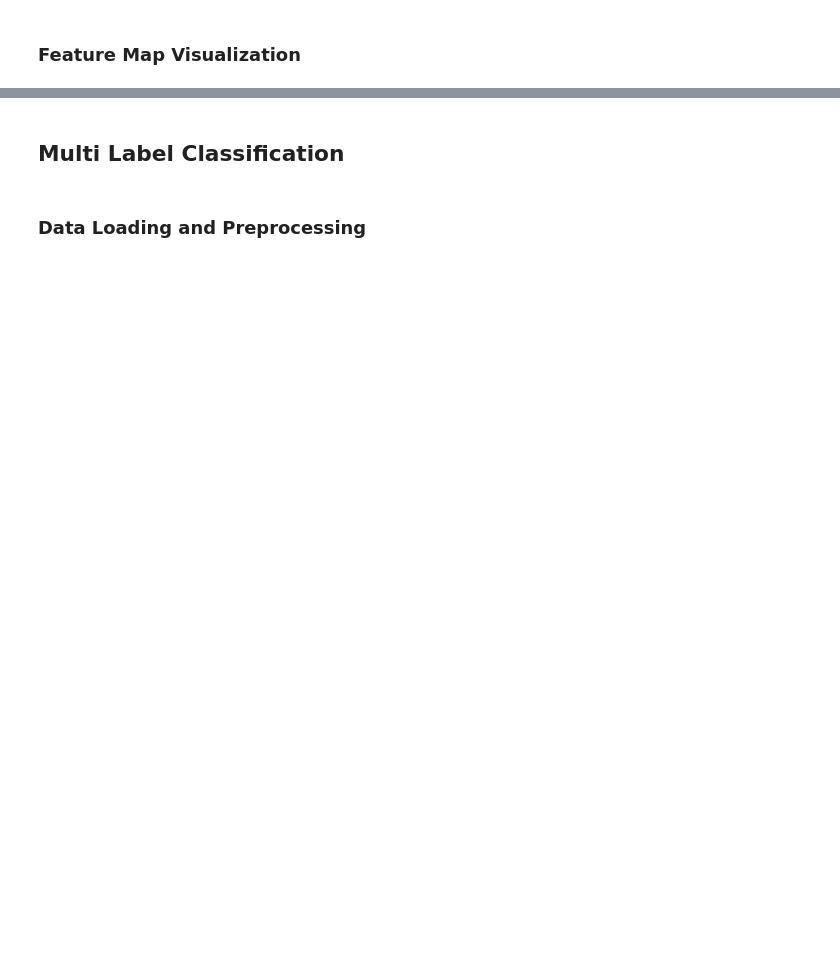
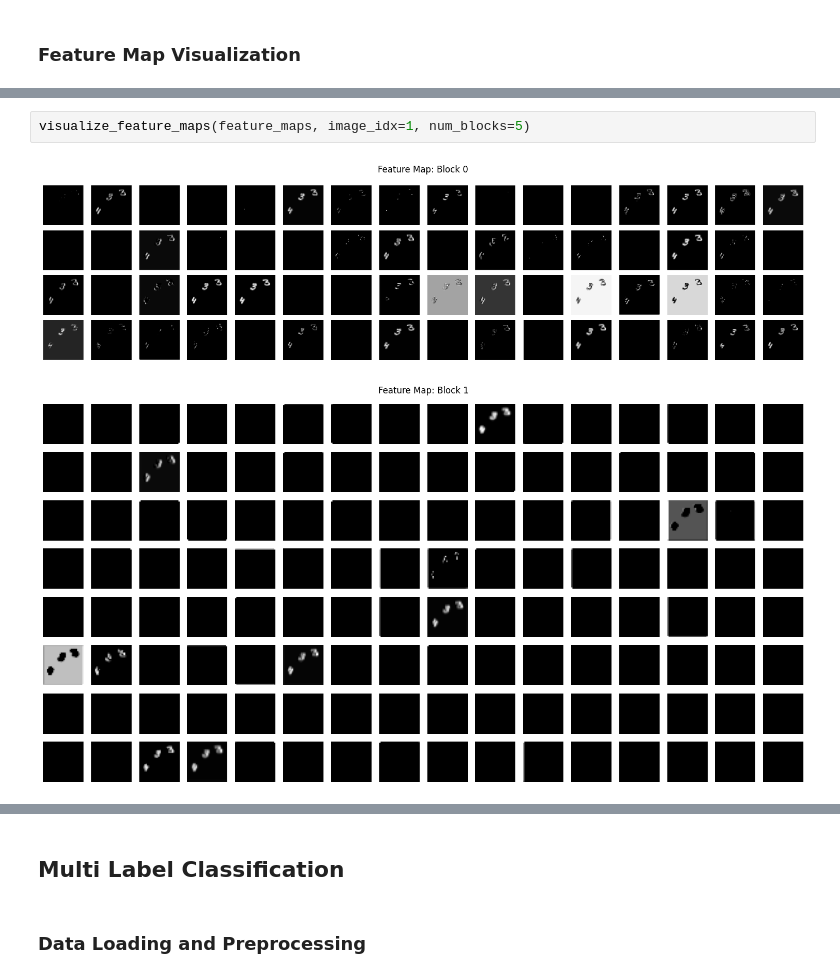
Before and after one commit to ihsingh2/smai-assignments, a Jupyter notebook: assignments/4/CNN.ipynb, the cells around one changed output, grey strips where cells are left out. Cells and saved outputs as stored; diff of their text form; blank space fills up the shorter version.

```diff
--- a/assignments/4/CNN.ipynb
+++ b/assignments/4/CNN.ipynb
@@ -92,0 +246,5 @@ test_set = MultiMNISTDataset(f'{PROJECT_DIR}/data/external/double_mnist', 'test'
+# %%
+visualize_feature_maps(feature_maps, image_idx=1, num_blocks=5)
+# %% [output]
+[figure, added]
+[figure, added]
```
Also changed, not shown: parts of 20 cells of this notebook, 14 other files.
